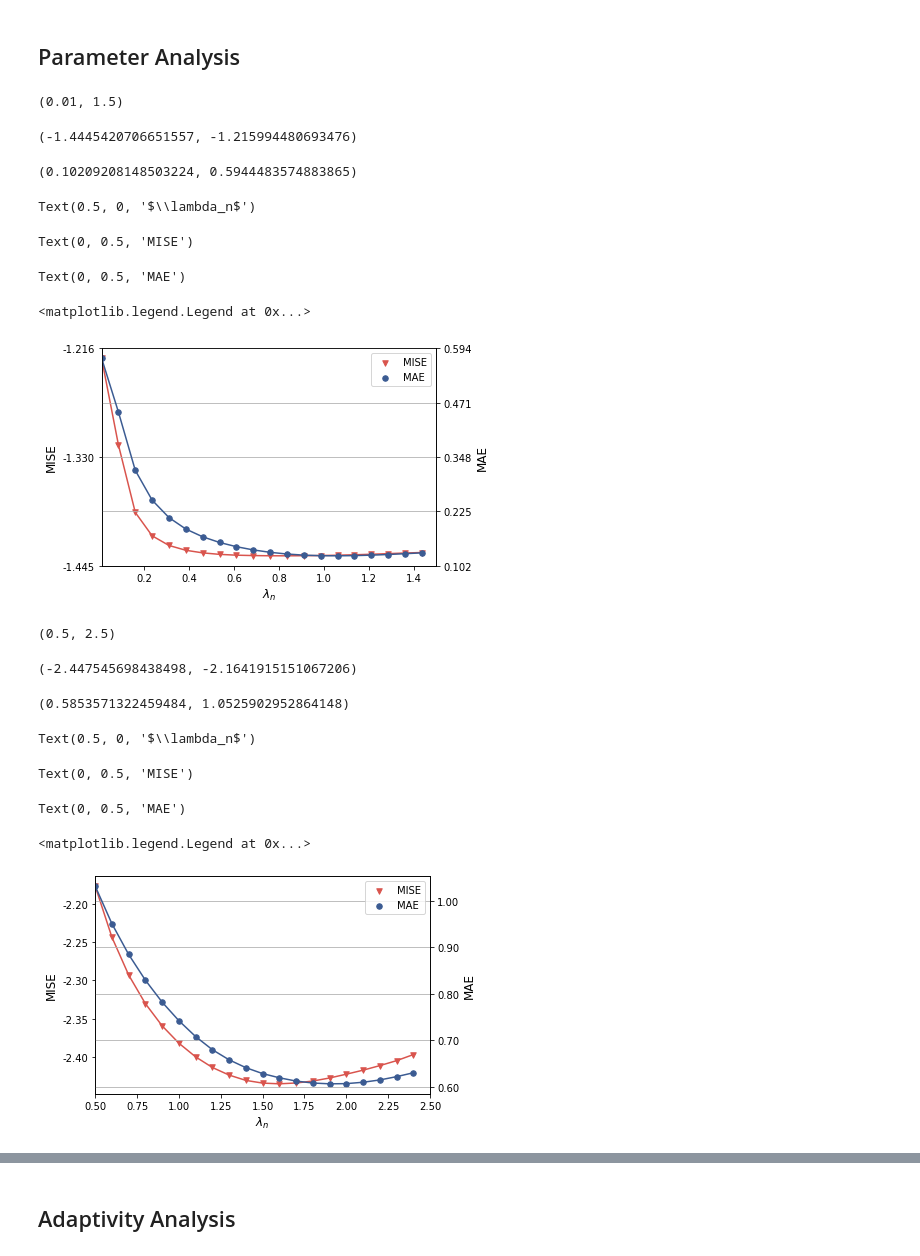
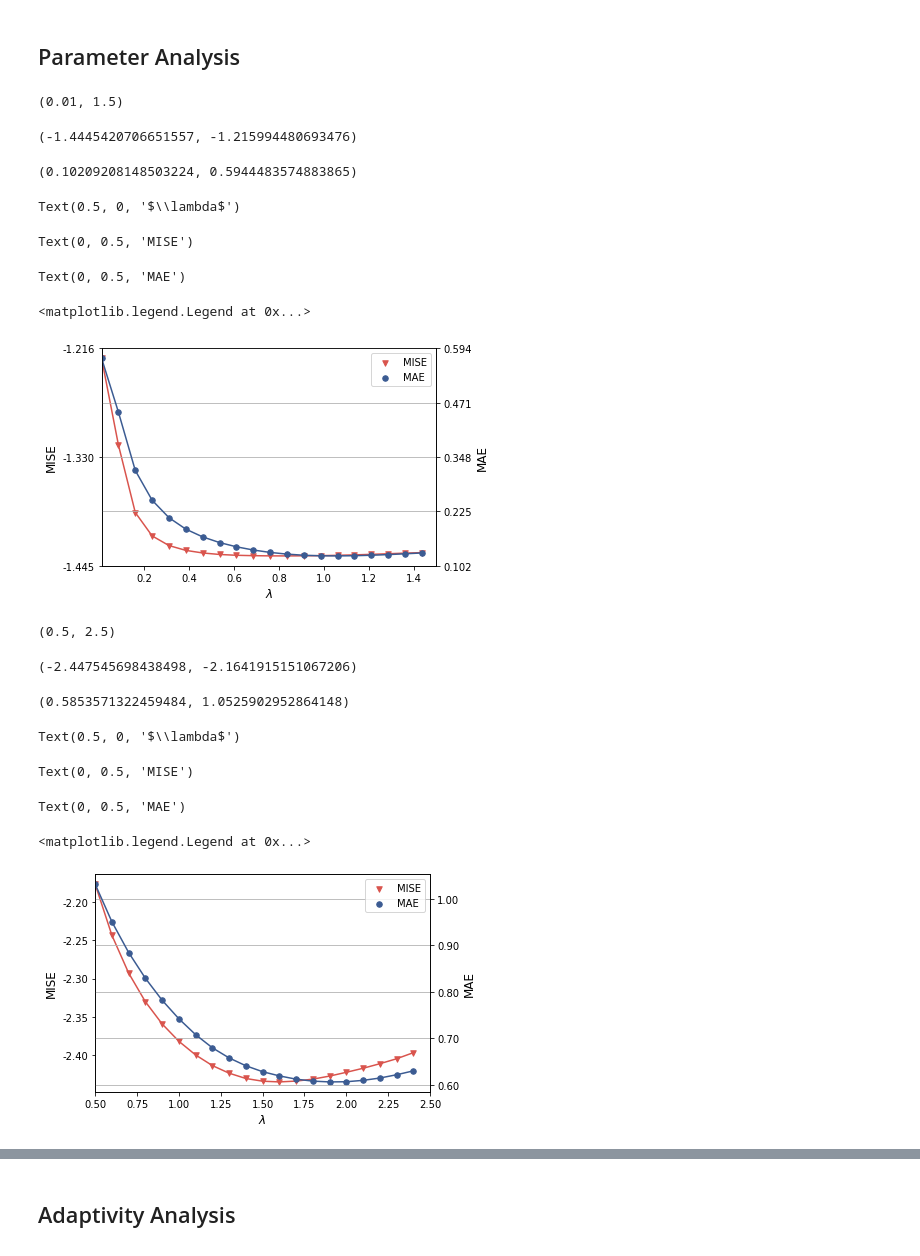
Before and after one commit to Karlmyh/NNDAD, a Jupyter notebook: Plot.ipynb, the cells around one changed output, grey strips where cells are left out. Drawn from its saved outputs; the diff is of its cells as text; code cells hidden in the pictures.

```diff
--- a/Plot.ipynb
+++ b/Plot.ipynb
@@ -426,36 +426,36 @@ p1 = ax1.scatter(df["C"], df['L2'],color = sns.xkcd_rgb["pale red"],marker = 'v'
 ax2 = ax1.twinx()
 line2, = ax2.plot(df["C"], df['mae'],color = sns.xkcd_rgb["denim blue"],linestyle = '-',label = 'MAE')
 p2 = ax2.scatter(df["C"], df['mae'],color = sns.xkcd_rgb["denim blue"],marker = 'o',s = 30,label = 'MAE')
 
 # axis setting
 ax1.set_xlim([range_l,range_u])
 interval_l,interval_u=df["L2"].to_numpy().min(),df["L2"].to_numpy().max()
 ax1.set_ylim(interval_l-0.05*(interval_u-interval_l),interval_u+0.05*(interval_u-interval_l))
 
 interval_l,interval_u=df["mae"].to_numpy().min(),df["mae"].to_numpy().max()
 ax2.set_ylim(interval_l-0.05*(interval_u-interval_l),interval_u+0.05*(interval_u-interval_l))
 
-ax1.set_xlabel(r'$\lambda_n$',fontsize = 12)
+ax1.set_xlabel(r'$\lambda$',fontsize = 12)
 ax1.set_ylabel("MISE",fontsize = 12)
 ax2.set_ylabel("MAE",fontsize = 12)
 
 ax1.yaxis.set_major_locator(LinearLocator(3))
 ax2.yaxis.set_major_locator(LinearLocator(5))
 ax1.yaxis.set_major_formatter(mtick.FormatStrFormatter('%.3f'))
 ax2.yaxis.set_major_formatter(mtick.FormatStrFormatter('%.3f'))
 # set legend and grid
 plt.legend(handles = [p1,p2])
 plt.grid(axis='y')
 plt.savefig("./plot_result/parameter_analysis_dimension_{}.pdf".format(dim),bbox_inches="tight")
 # %% [output]
 (0.01, 1.5)
 (-1.4445420706651557, -1.215994480693476)
 (0.10209208148503224, 0.5944483574883865)
-Text(0.5, 0, '$\\lambda_n$')
+Text(0.5, 0, '$\\lambda$')
 Text(0, 0.5, 'MISE')
 Text(0, 0.5, 'MAE')
 <matplotlib.legend.Legend at 0x...>
-[figure, old version]
+[figure, new version]
 # %%
 # initialize data frame
 df = pd.DataFrame(columns=["C","L2","mae","mse","d"])
@@ -511,7 +511,7 @@ ax1.set_ylim(interval_l-0.05*(interval_u-interval_l),interval_u+0.05*(interval_u
 interval_l,interval_u=df["mae"].to_numpy().min(),df["mae"].to_numpy().max()
 ax2.set_ylim(interval_l-0.05*(interval_u-interval_l),interval_u+0.05*(interval_u-interval_l))
 
-ax1.set_xlabel(r'$\lambda_n$',fontsize = 12)
+ax1.set_xlabel(r'$\lambda$',fontsize = 12)
 ax1.set_ylabel("MISE",fontsize = 12)
 ax2.set_ylabel("MAE",fontsize = 12)
 ax1.yaxis.set_major_formatter(mtick.FormatStrFormatter('%.2f'))
@@ -525,11 +525,11 @@ plt.savefig("./plot_result/parameter_analysis_dimension_{}.pdf".format(dim),bbox
 (0.5, 2.5)
 (-2.447545698438498, -2.1641915151067206)
 (0.5853571322459484, 1.0525902952864148)
-Text(0.5, 0, '$\\lambda_n$')
+Text(0.5, 0, '$\\lambda$')
 Text(0, 0.5, 'MISE')
 Text(0, 0.5, 'MAE')
 <matplotlib.legend.Legend at 0x...>
-[figure, old version]
+[figure, new version]
 # %%
 # initialize data frame
 df = pd.DataFrame(columns=["C","L2","mae","mse","d"])
```
Also changed, not shown: parts of 2 cells of this notebook, 4 other files.
